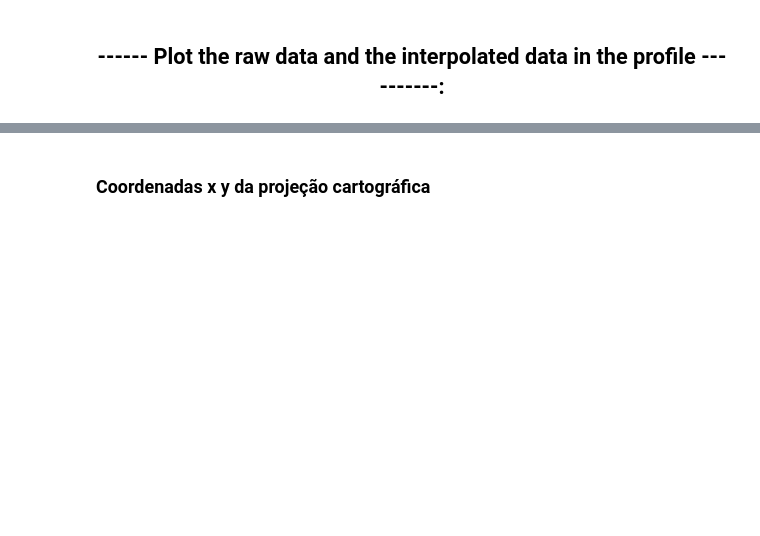
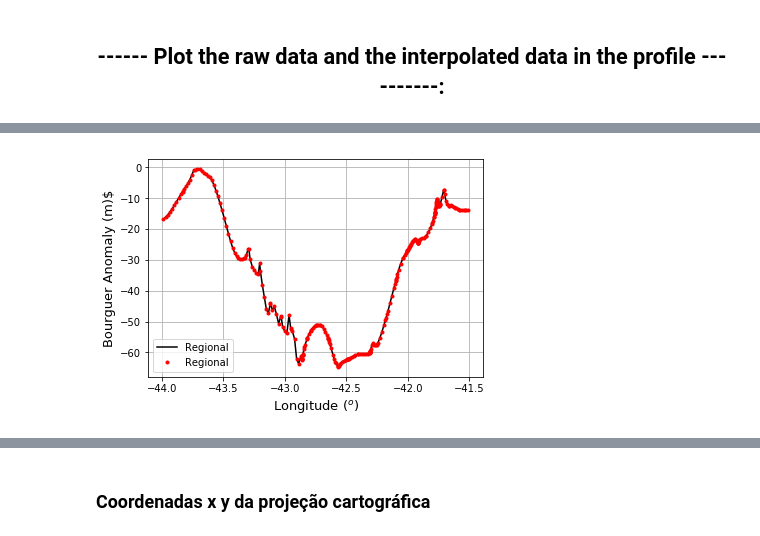
Before and after one commit to MathewsAndrade/Mathews_codes, a Jupyter notebook: data_barreirinhas2.ipynb, the cells around one changed output, grey strips where cells are left out. Cells and saved outputs as stored; diff of their text form; code cells hidden in the pictures; blank space fills up the shorter version.

```diff
--- a/data_barreirinhas2.ipynb
+++ b/data_barreirinhas2.ipynb
@@ -209,0 +233,12 @@ plt.show()
+# %%
+gzi_t = gzp + res
+# %%
+plt.plot(lon,gzi_t,'-k', label='Regional')
+plt.plot(lon,gzi,'.r', label='Regional')
+plt.xlabel('Longitude ($^o$)', fontsize = 13)
+plt.ylabel('Bourguer Anomaly (m)$', fontsize = 13)
+plt.legend()
+plt.grid()
+plt.show()
+# %% [output]
+[figure, added]
```
Also changed, not shown: parts of 22 cells of this notebook.
